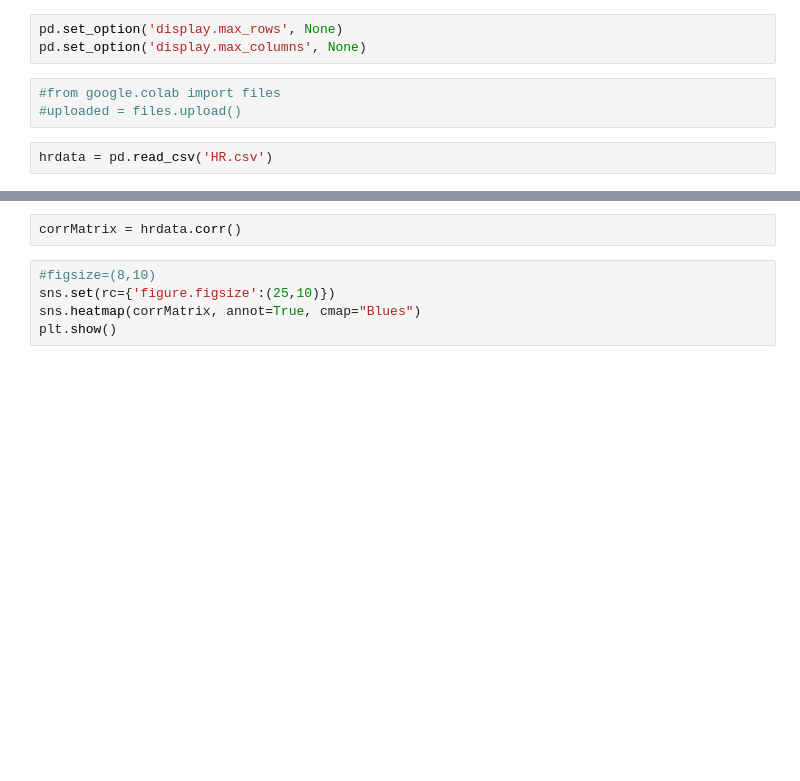
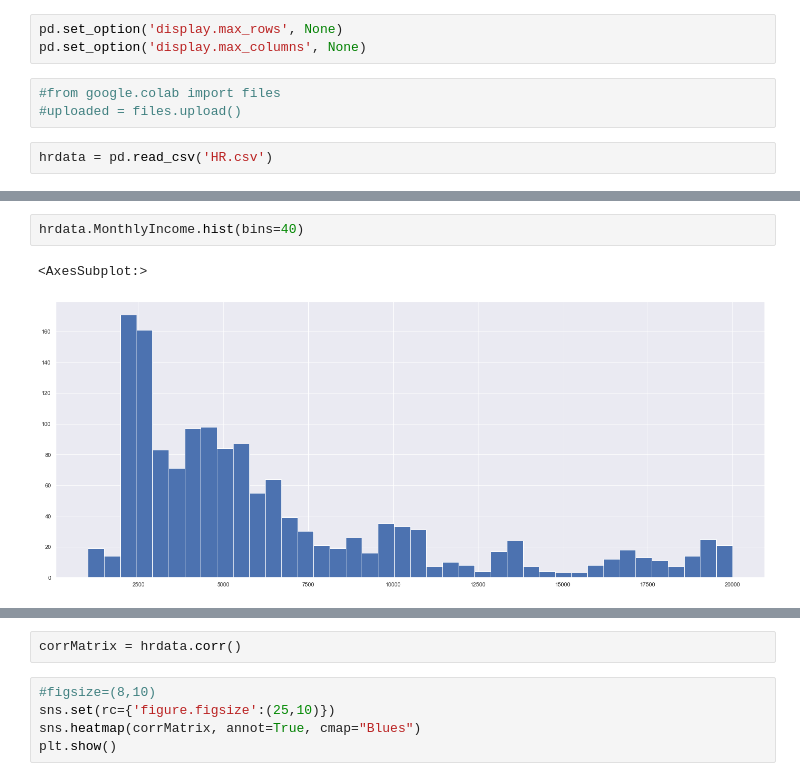
Before and after one commit to qSergio/Intro2ML, a Jupyter notebook: Session3/SupervisedLearning_HRexample.ipynb, the cells around one changed output, grey strips where cells are left out. Cells and saved outputs as stored; diff of their text form; blank space fills up the shorter version.

```diff
--- a/Session3/SupervisedLearning_HRexample.ipynb
+++ b/Session3/SupervisedLearning_HRexample.ipynb
@@ -40,0 +106,5 @@ hrdata[hrdata['Attrition']=='Yes'].YearsWithCurrManager.hist(figsize=(6,8), bins
+# %%
+hrdata.MonthlyIncome.hist(bins=40)
+# %% [output]
+<AxesSubplot:>
+[figure, added]
```
Also changed, not shown: parts of 49 cells of this notebook, 1 other file.
